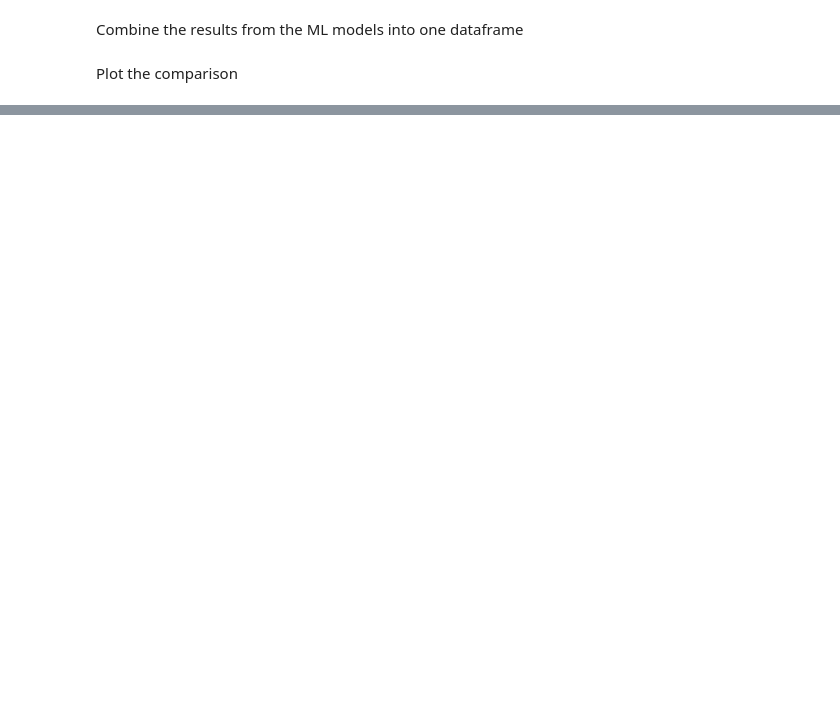
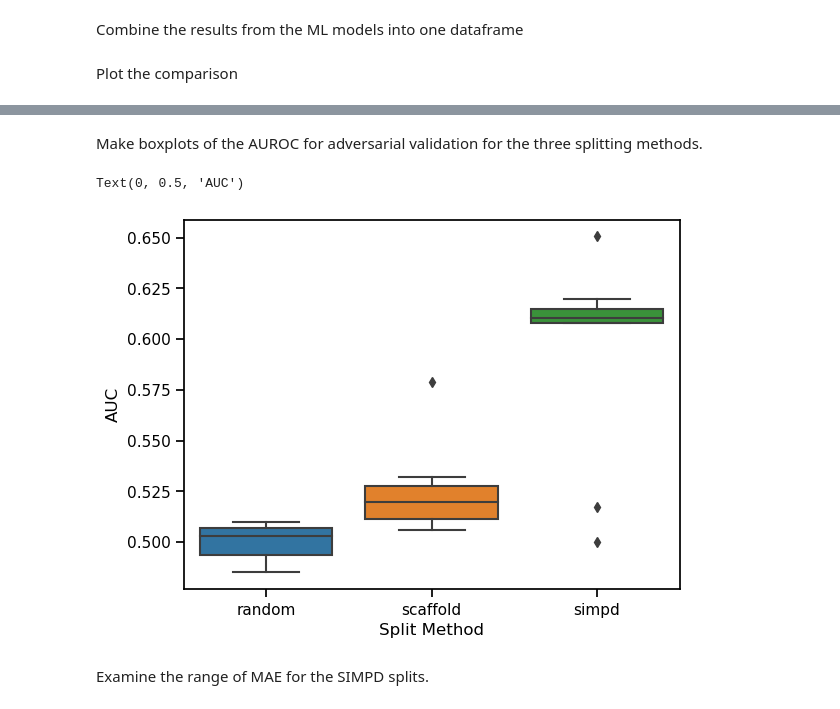
Before and after one commit to PatWalters/practical_cheminformatics_posts, a Jupyter notebook: solubility/Internal_ML_model.ipynb, the cells around one changed output, grey strips where cells are left out. Drawn from its saved outputs; the diff is of its cells as text; code cells hidden in the pictures; blank space fills up the shorter version.

```diff
--- a/solubility/Internal_ML_model.ipynb
+++ b/solubility/Internal_ML_model.ipynb
@@ -83,0 +167,11 @@ ax.set_title("Comparing MAE");
+# %% [markdown]
+Make boxplots of the AUROC for adversarial validation for the three splitting methods.
+# %%
+ax = sns.boxplot(x="method",y="auc",data=combo_df)
+ax.set_xlabel("Split Method")
+ax.set_ylabel("AUC")
+# %% [output]
+Text(0, 0.5, 'AUC')
+[figure, added]
+# %% [markdown]
+Examine the range of MAE for the SIMPD splits.
```
Also changed, not shown: parts of 27 cells of this notebook, 5 other files.
